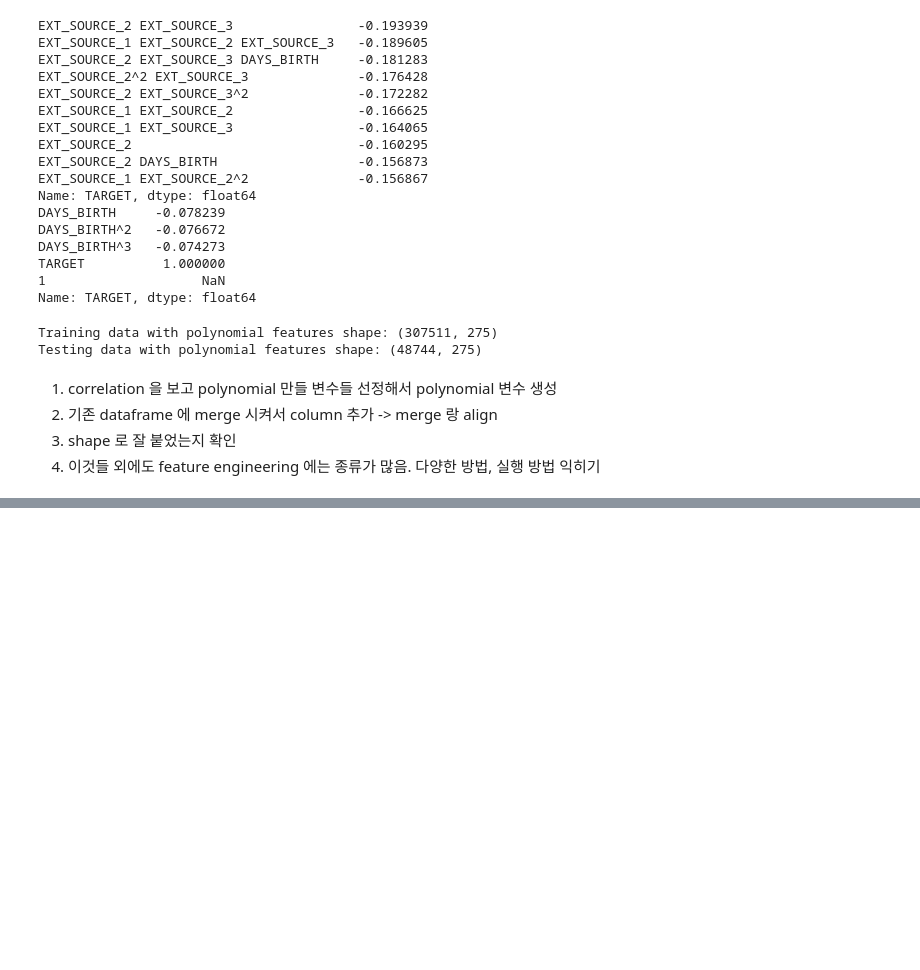
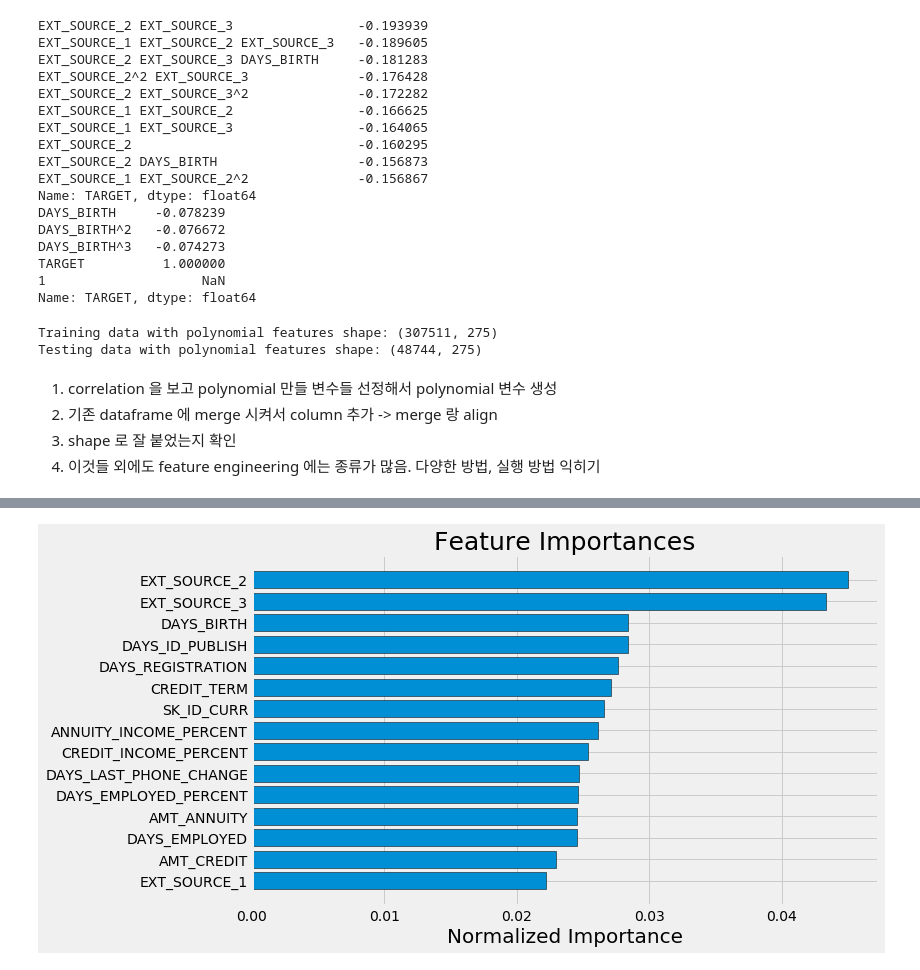
Before and after one commit to lingo94/DS, a Jupyter notebook: BinaryClassification-5.ipynb, the cells around one changed output, grey strips where cells are left out. Drawn from its saved outputs; the diff is of its cells as text; code cells hidden in the pictures; blank space fills up the shorter version.

```diff
--- a/BinaryClassification-5.ipynb
+++ b/BinaryClassification-5.ipynb
@@ -684,0 +964,4 @@ Testing data with polynomial features shape: (48744, 275)
+# %%
+feature_importances_domain_sorted = plot_feature_importances(feature_importance_domain)
+# %% [output]
+[figure, added]
```
Also changed, not shown: parts of 25 cells of this notebook.
